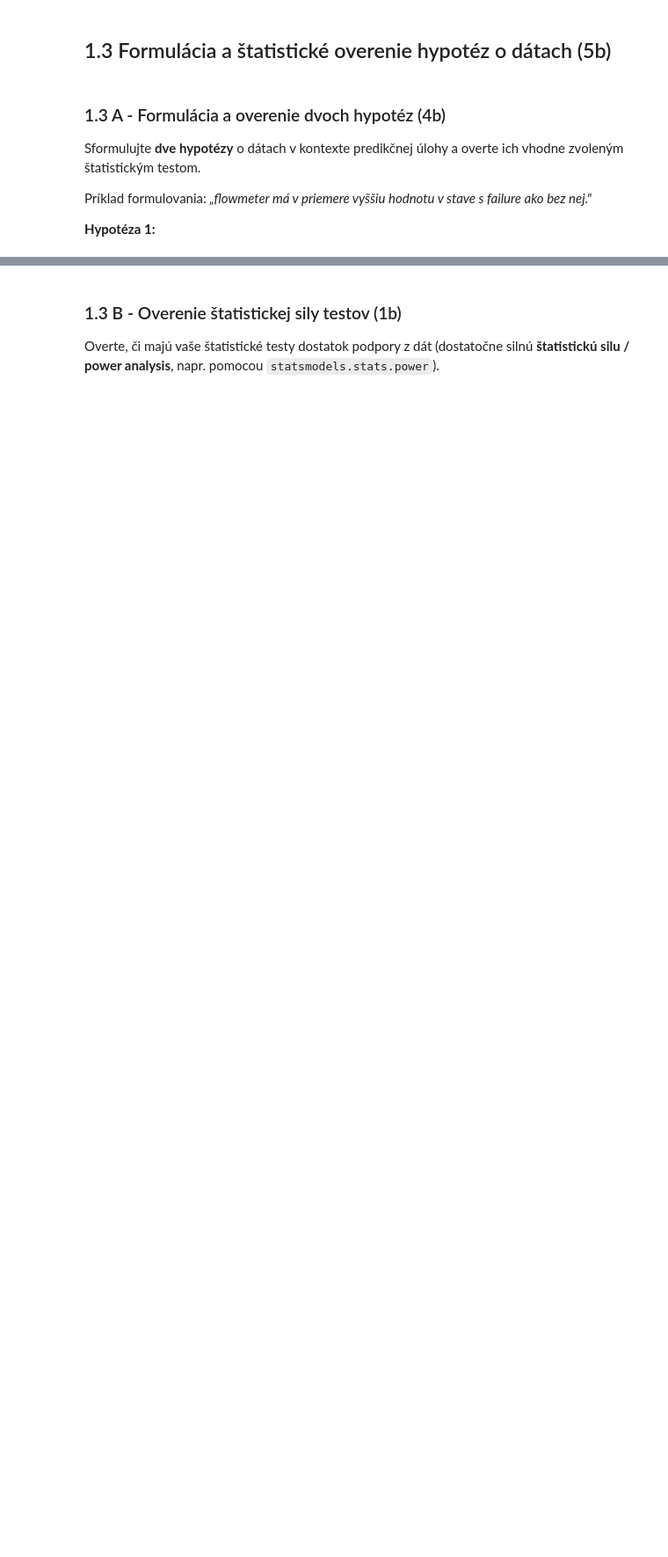
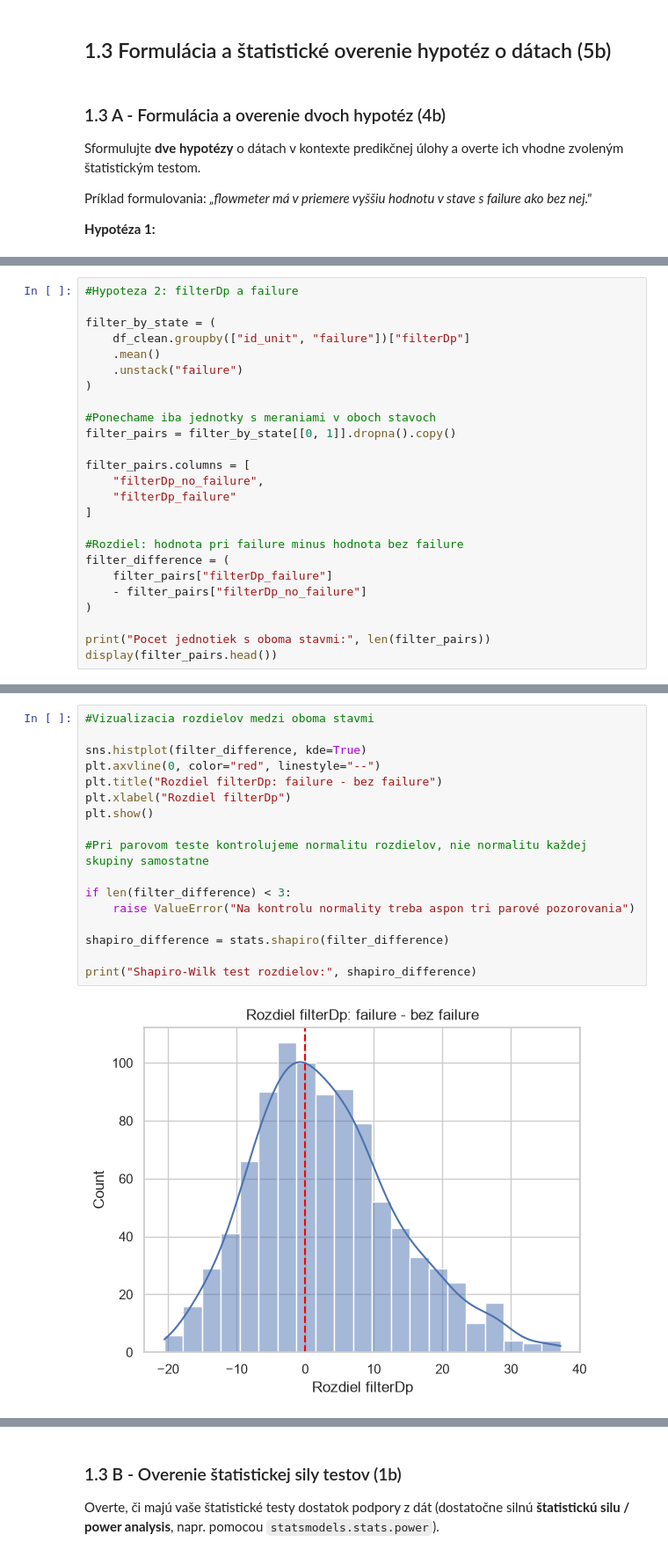
Before and after one commit to samuel-ivan05/IAU_zadanie, a Jupyter notebook: IAU-project.ipynb, the cells around one changed output, grey strips where cells are left out. Shown at 88% size. Drawn from its saved outputs; the diff is of its cells as text; blank space fills up the shorter version.

```diff
--- a/IAU-project.ipynb
+++ b/IAU-project.ipynb
@@ -1319,0 +1483,25 @@ Príklad formulovania: *„flowmeter má v priemere vyššiu hodnotu v stave s f
+# %%
+#Hypoteza 2: filterDp a failure
+
+filter_by_state = (
+    df_clean.groupby(["id_unit", "failure"])["filterDp"]
+    .mean()
+    .unstack("failure")
+)
+
+#Ponechame iba jednotky s meraniami v oboch stavoch
+filter_pairs = filter_by_state[[0, 1]].dropna().copy()
+
+filter_pairs.columns = [
+    "filterDp_no_failure",
+    "filterDp_failure"
+]
+
+#Rozdiel: hodnota pri failure minus hodnota bez failure
+filter_difference = (
+    filter_pairs["filterDp_failure"]
+    - filter_pairs["filterDp_no_failure"]
+)
+
+print("Pocet jednotiek s oboma stavmi:", len(filter_pairs))
+display(filter_pairs.head())
@@ -1319,0 +1517,19 @@ Príklad formulovania: *„flowmeter má v priemere vyššiu hodnotu v stave s f
+# %%
+#Vizualizacia rozdielov medzi oboma stavmi
+
+sns.histplot(filter_difference, kde=True)
+plt.axvline(0, color="red", linestyle="--")
+plt.title("Rozdiel filterDp: failure - bez failure")
+plt.xlabel("Rozdiel filterDp")
+plt.show()
+
+#Pri parovom teste kontrolujeme normalitu rozdielov, nie normalitu každej skupiny samostatne
+
+if len(filter_difference) < 3:
+    raise ValueError("Na kontrolu normality treba aspon tri parové pozorovania")
+
+shapiro_difference = stats.shapiro(filter_difference)
+
+print("Shapiro-Wilk test rozdielov:", shapiro_difference)
+# %% [output]
+[figure, added]
```
Also changed, not shown: parts of 15 cells of this notebook.
